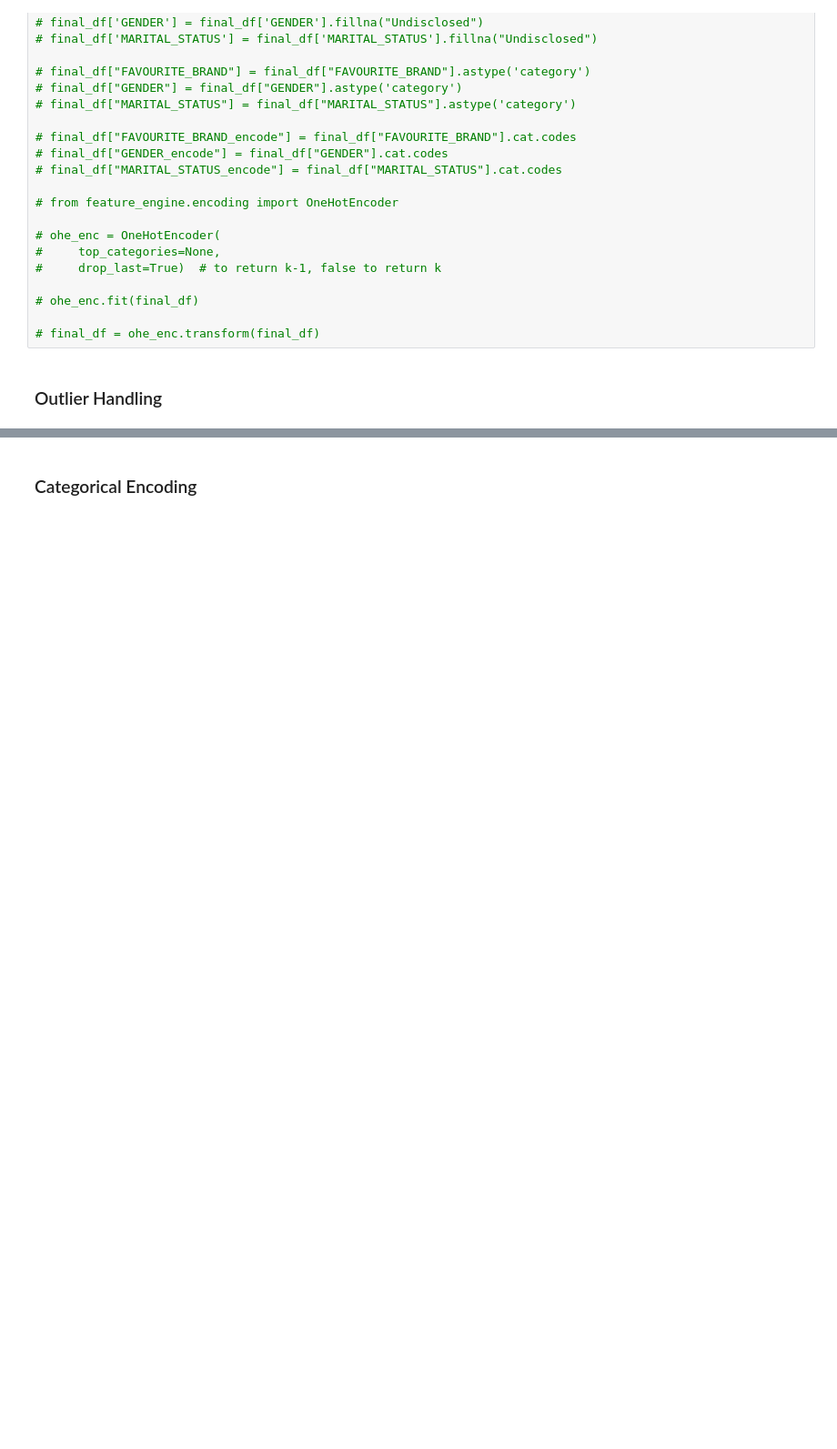
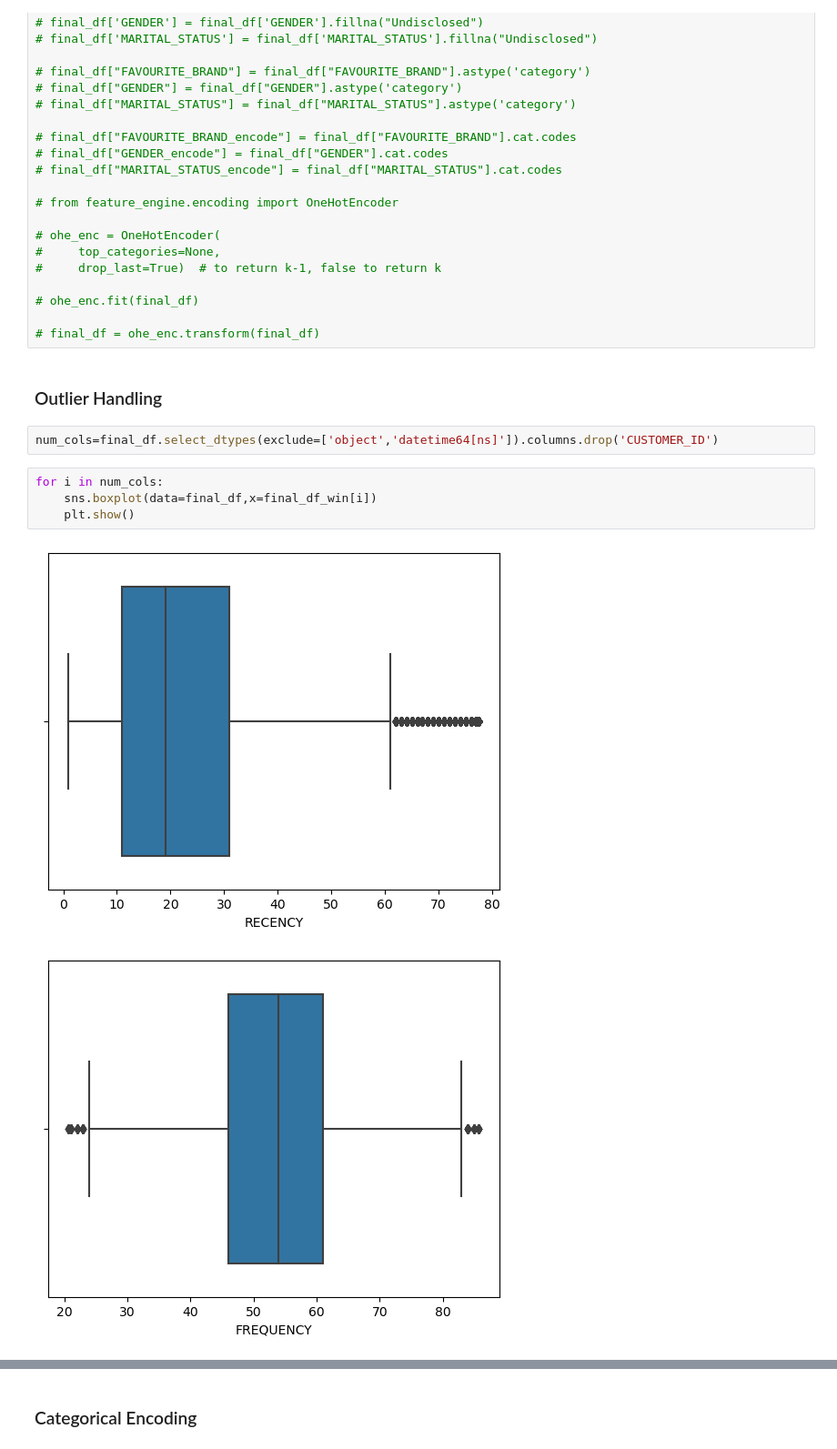
Before and after one commit to R-otato/Tasty_Insights, a Jupyter notebook: Test.ipynb, the cells around one changed output, grey strips where cells are left out. Shown at 91% size. Saved outputs shown, nothing was run; the diff lists cells and outputs as text; blank space fills up the shorter version.

```diff
--- a/Test.ipynb
+++ b/Test.ipynb
@@ -424,3 +427,12 @@ final_df=final_df.to_pandas()
 # final_df = ohe_enc.transform(final_df)
 # %% [markdown]
 ### Outlier Handling
+# %%
+num_cols=final_df.select_dtypes(exclude=['object','datetime64[ns]']).columns.drop('CUSTOMER_ID')
+# %%
+for i in num_cols:
+    sns.boxplot(data=final_df,x=final_df_win[i])
+    plt.show()
+# %% [output]
+[figure, added]
+[figure, added]
```
Also changed, not shown: parts of 26 cells of this notebook.
